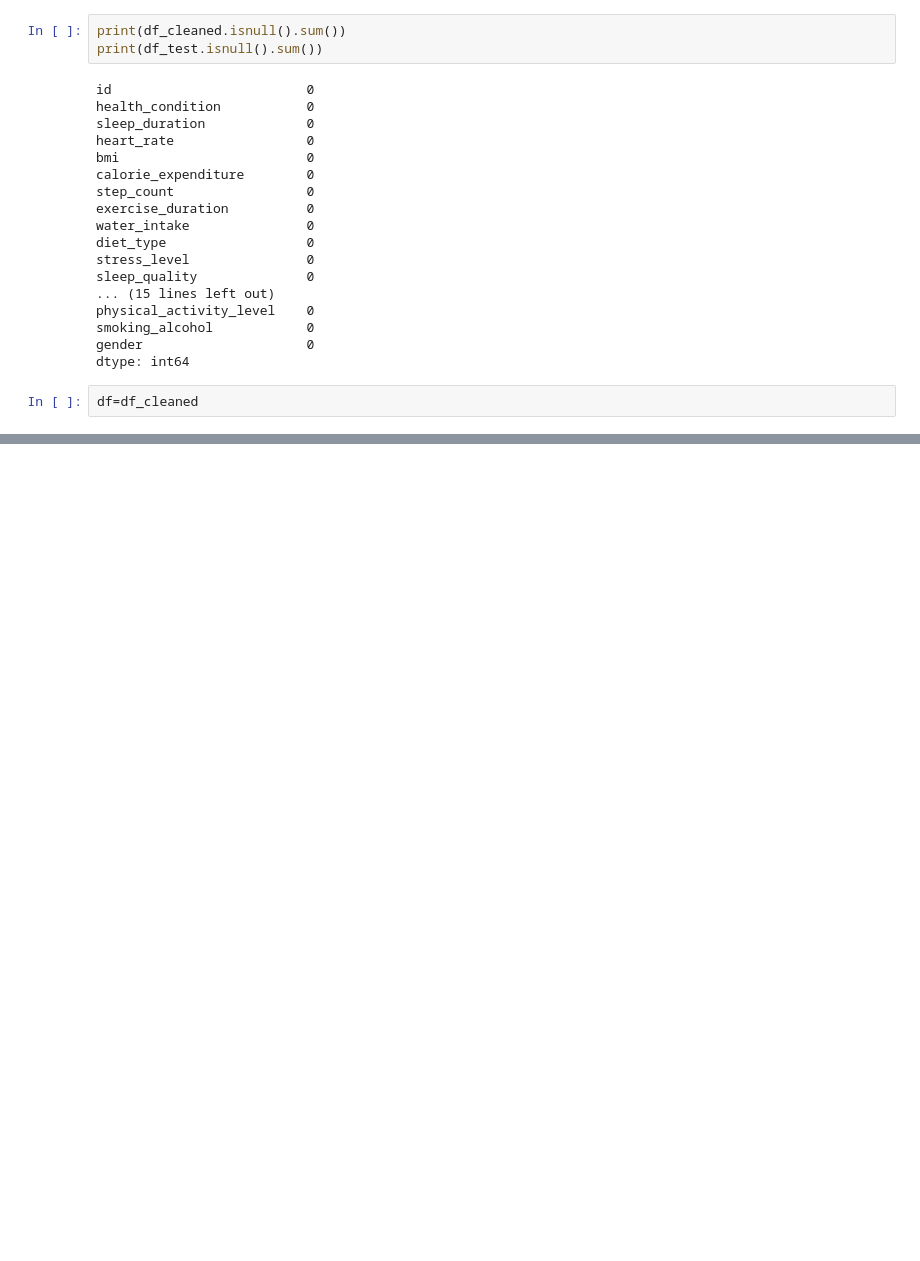
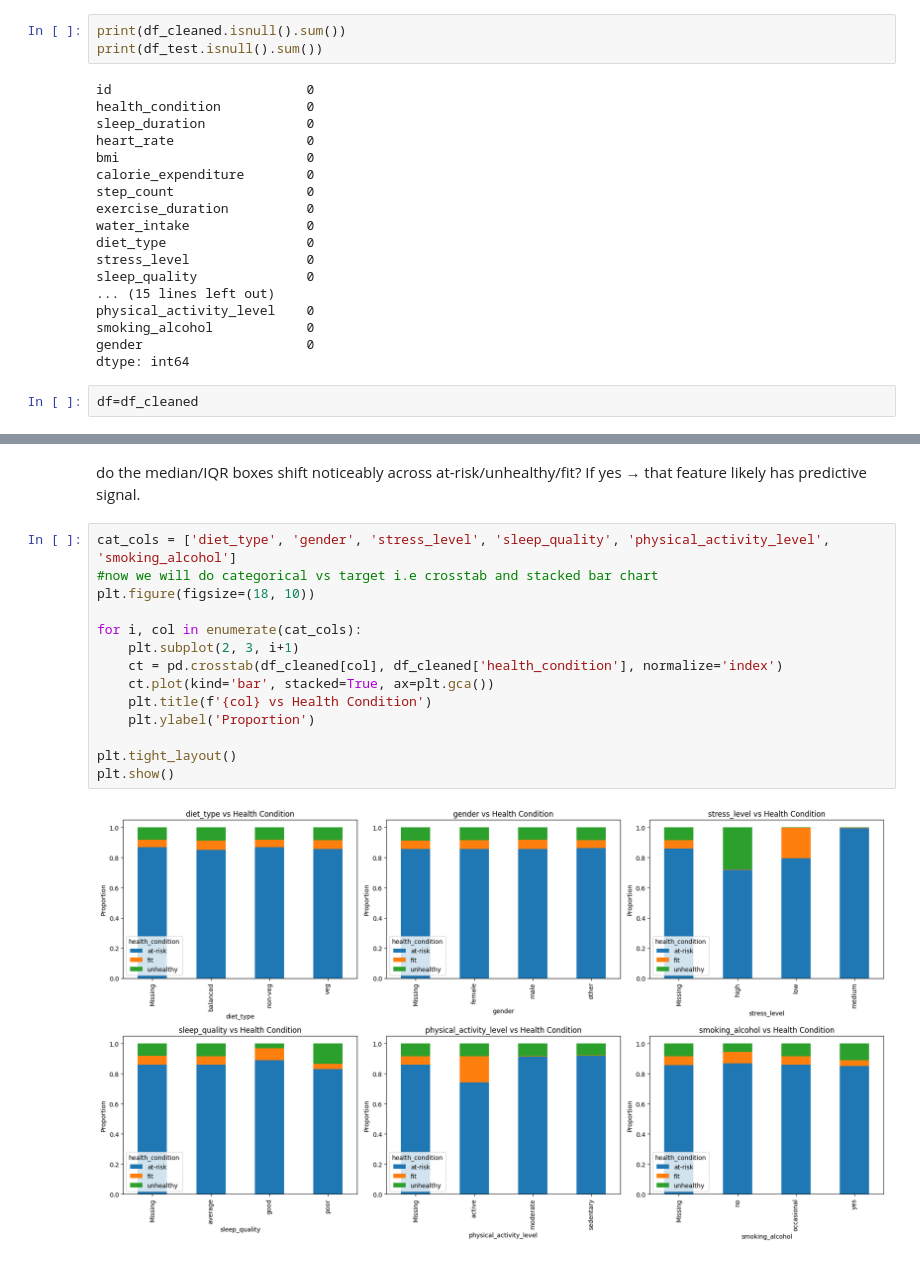
Before and after one commit to Syed-56/AI-ML, a Jupyter notebook: Kaggle/notebook.ipynb, the cells around one changed output, grey strips where cells are left out. Cells and saved outputs as stored; diff of their text form; blank space fills up the shorter version.

```diff
--- a/Kaggle/notebook.ipynb
+++ b/Kaggle/notebook.ipynb
@@ -313,0 +366,18 @@ df=df_cleaned
+# %% [markdown]
+do the median/IQR boxes shift noticeably across at-risk/unhealthy/fit? If yes → that feature likely has predictive signal.
+# %%
+cat_cols = ['diet_type', 'gender', 'stress_level', 'sleep_quality', 'physical_activity_level', 'smoking_alcohol']
+#now we will do categorical vs target i.e crosstab and stacked bar chart
+plt.figure(figsize=(18, 10))
+
+for i, col in enumerate(cat_cols):
+    plt.subplot(2, 3, i+1)
+    ct = pd.crosstab(df_cleaned[col], df_cleaned['health_condition'], normalize='index')
+    ct.plot(kind='bar', stacked=True, ax=plt.gca())
+    plt.title(f'{col} vs Health Condition')
+    plt.ylabel('Proportion')
+
+plt.tight_layout()
+plt.show()
+# %% [output]
+[figure, added]
```
Also changed, not shown: parts of 16 cells of this notebook, 3 other files.
